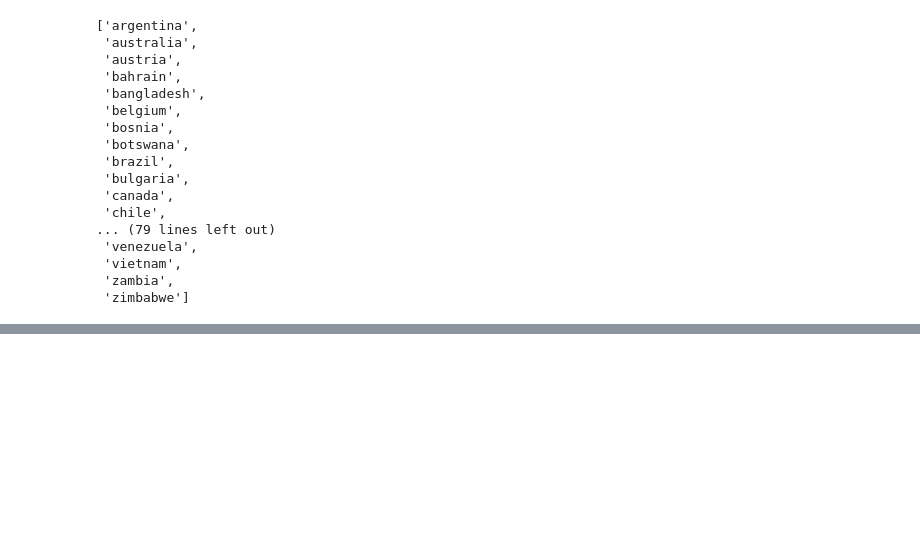
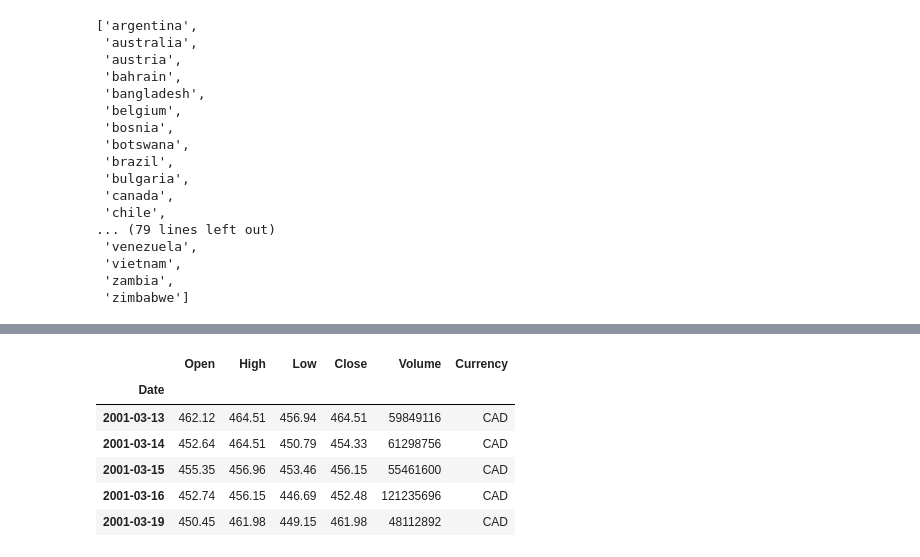
Before and after one commit to aalfiler/Crash_Course_In_Crypto, a Jupyter notebook: Global_Indices.ipynb, the cells around one changed output, grey strips where cells are left out. Drawn from its saved outputs; the diff is of its cells as text; code cells hidden in the pictures; blank space fills up the shorter version.

```diff
--- a/Global_Indices.ipynb
+++ b/Global_Indices.ipynb
@@ -82,0 +115,17 @@ df.head()
+# %%
+df_576 = investpy.indices.get_index_historical_data(
+    index = top_indices.at[576,'name'],
+    country = top_indices.at[576,'country'],
+    from_date = '01/01/2000',
+    to_date = '01/01/2021'
+)
+
+df_576.head()
+# %% [output]
+|  | Open | High | Low | Close | Volume | Currency |
+| Date |  |  |  |  |  |  |
+| 2001-03-13 | 462.12 | 464.51 | 456.94 | 464.51 | 59849116 | CAD |
+| 2001-03-14 | 452.64 | 464.51 | 450.79 | 454.33 | 61298756 | CAD |
+| 2001-03-15 | 455.35 | 456.96 | 453.46 | 456.15 | 55461600 | CAD |
+| 2001-03-16 | 452.74 | 456.15 | 446.69 | 452.48 | 121235696 | CAD |
+| 2001-03-19 | 450.45 | 461.98 | 449.15 | 461.98 | 48112892 | CAD |
```
Also changed, not shown: parts of 34 cells of this notebook.
